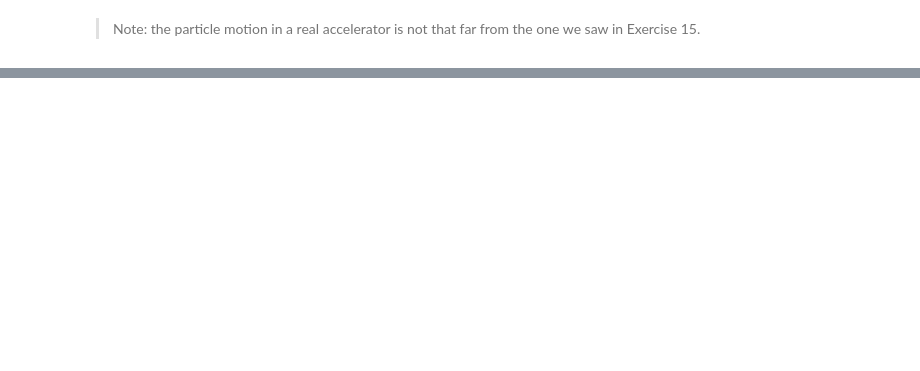
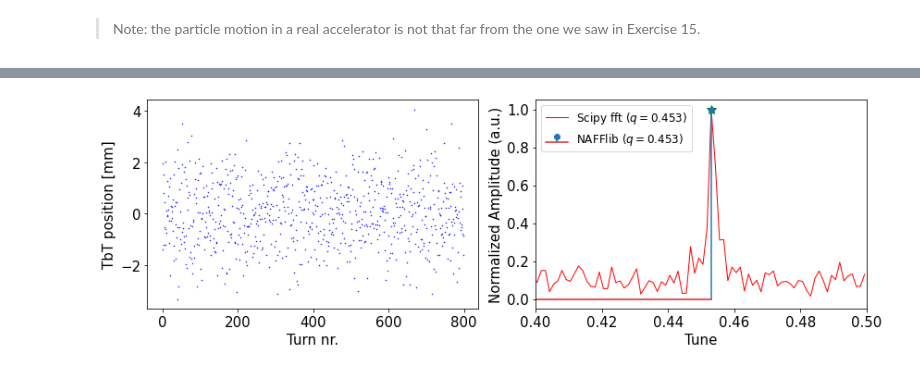
Before and after one commit to tprebiba/accelerators-teaching, a Jupyter notebook: 01_AUTH-2024_Accelerator_Physics/05_PSB_Xsuite_tracking_SOLUTIONS.ipynb, the cells around one changed output, grey strips where cells are left out. Cells and saved outputs as stored; diff of their text form; code cells hidden in the pictures; blank space fills up the shorter version.

```diff
--- a/01_AUTH-2024_Accelerator_Physics/05_PSB_Xsuite_tracking_SOLUTIONS.ipynb
+++ b/01_AUTH-2024_Accelerator_Physics/05_PSB_Xsuite_tracking_SOLUTIONS.ipynb
@@ -259,0 +387,44 @@ Tracking time per turn per particle =  9.336814641952515 microseconds
+# %%
+# Adding errors in the turn-by-turn data
+data2 = data + 1e-3*np.random.randn(len(data)) # noise
+#data2 = 1.05*data2 # 5 percent calibration error
+
+
+# spectrum using scipy
+N = len(data2)
+freqs = np.linspace(0,1,N)
+ampls = fft(data2)
+tunes = freqs[:N//2]
+norm_ampls = abs(ampls[:N//2])/np.max(abs(ampls))
+maximas = argrelextrema(norm_ampls, np.greater)
+inds = norm_ampls[maximas].argsort()
+max_ampls = norm_ampls[maximas][inds][::-1]
+max_tunes = tunes[maximas][inds][::-1]
+
+# spectrum using NAFFlib
+norder = 3 # number of the most dominant frequencies
+qs, A, B = NAFFlib.get_tunes(data2, norder)
+# %%
+f,axs = plt.subplots(1,2,figsize=(12,4))
+fontsize=15
+
+ax = axs[0]
+ax.set_xlabel('Turn nr.', fontsize=fontsize)
+ax.set_ylabel('TbT position [mm]', fontsize=fontsize)
+ax.tick_params(labelsize=fontsize)
+ax.plot(data2*1e3, '.', ms=1.0, c='blue')
+
+ax = axs[1]
+ax.set_xlabel('Tune', fontsize=fontsize)
+ax.set_ylabel('Normalized Amplitude (a.u.)', fontsize=fontsize)
+ax.tick_params(labelsize=fontsize)
+ax.plot(tunes, norm_ampls, '-', c='red', lw=1.0, label='Scipy fft ($q=%1.3f$)'%max_tunes[0])
+ax.plot(max_tunes[0:1], max_ampls[0:1], '*', ms=10, color='green')
+ax.stem(qs, abs(A/np.max(A)), label='NAFFlib ($q=%1.3f$)'%qs[0])
+ax.legend(loc=0, fontsize=fontsize-3)
+ax.set_xlim(0.4,0.5)
+
+f.tight_layout()
+plt.show()
+# %% [output]
+[figure, added]
```
Also changed, not shown: parts of 18 cells of this notebook, 2 other files.
